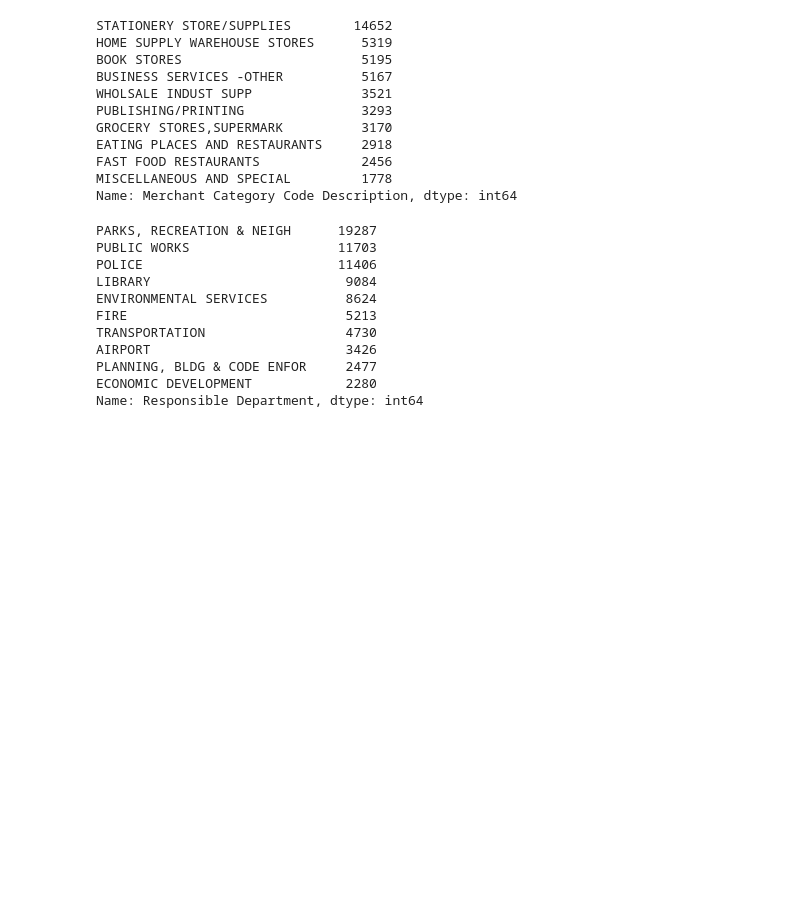
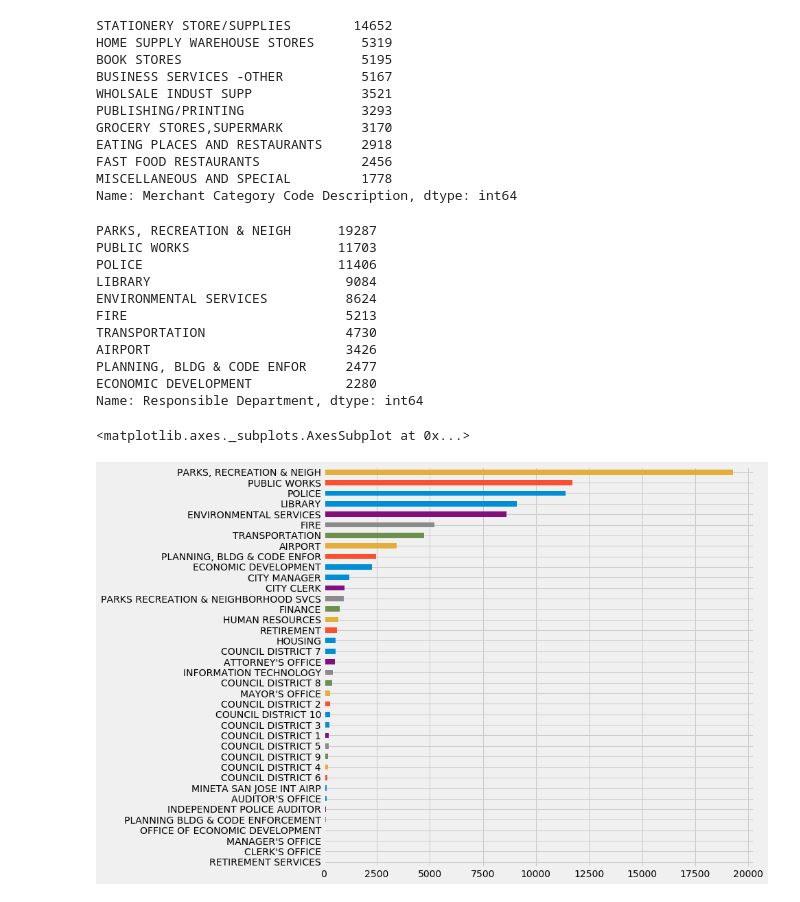
Before and after one commit to aarondlopez/Credit-Card-Transactions, a Jupyter notebook: Card Transactions.ipynb, the cells around one changed output. Cells and saved outputs as stored; diff of their text form; code cells hidden in the pictures; blank space fills up the shorter version.

Commit message:
new graphs

```diff
--- a/Card Transactions.ipynb
+++ b/Card Transactions.ipynb
@@ -218,3 +218,8 @@ AIRPORT                         3426
 PLANNING, BLDG & CODE ENFOR     2477
 ECONOMIC DEVELOPMENT            2280
 Name: Responsible Department, dtype: int64
+# %%
+df['Responsible Department'].value_counts(ascending=True).plot(kind='barh', figsize=(10,10))
+# %% [output]
+<matplotlib.axes._subplots.AxesSubplot at 0x...>
+[figure, added]
```
Also changed, not shown: parts of 2 cells of this notebook.
